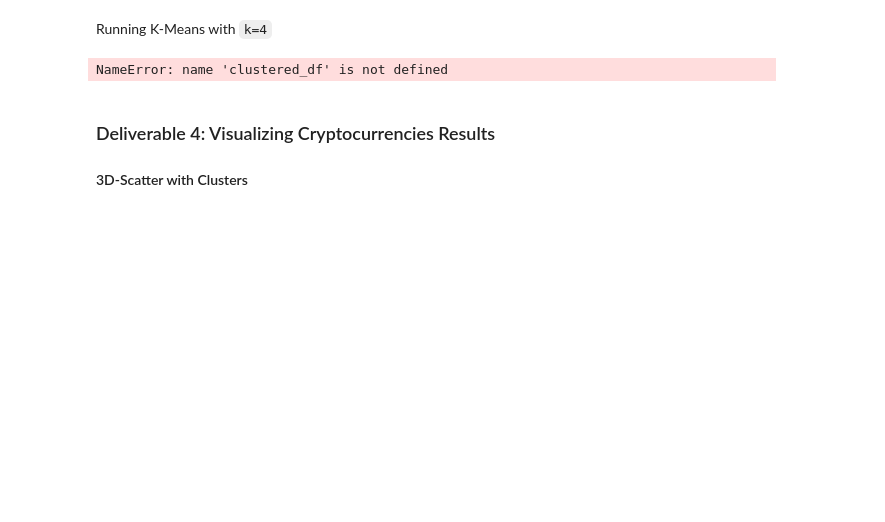
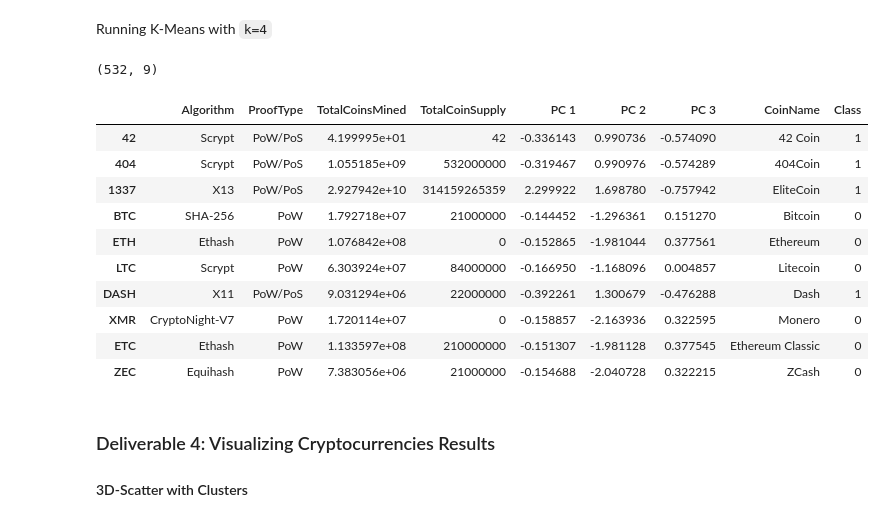
Before and after one commit to peterdyke/cryptocurrencies, a Jupyter notebook: crypto_clustering.ipynb, the cells around one changed output. Drawn from its saved outputs; the diff is of its cells as text; code cells hidden in the pictures; blank space fills up the shorter version.

Commit message:
Updated README, added images for README, added code for KMeans Model

```diff
--- a/crypto_clustering.ipynb
+++ b/crypto_clustering.ipynb
@@ -157,0 +155,13 @@ pcs_df.head()
+# %%
+# Create an elbow curve to find the best value for K.
+# Calculate inertia values
+inertia= []
+k= list(range(1,15))
+for i in k:
+    km= KMeans(n_clusters=i, random_state=42)
+    km.fit(pcs_df)
+    inertia.append(km.inertia_)
+# Create Elbow Curve
+elbow_data= {'k': k, 'inertia': inertia}
+df_elbow= pd.DataFrame(elbow_data)
+df_elbow.hvplot.line(x='k', y='inertia', xticks=k, title="Elbow Curve")
@@ -159,29 +171,40 @@ pcs_df.head()
 Running K-Means with `k=4`
 # %%
 # Initialize the K-Means model.
-# YOUR CODE HERE
+model = KMeans(n_clusters=4, random_state=42)
 
 # Fit the model
-# YOUR CODE HERE
+model.fit(pcs_df)
 
 # Predict clusters
-# YOUR CODE HERE
+predictions = model.predict(pcs_df)
 # %%
 # Create a new DataFrame including predicted clusters and cryptocurrencies features.
 # Concatentate the crypto_df and pcs_df DataFrames on the same columns.
-# YOUR CODE HERE
+clustered_df = crypto_df.join(pcs_df, how= "inner")
 
 #  Add a new column, "CoinName" to the clustered_df DataFrame that holds the names of the cryptocurrencies.
-# YOUR CODE HERE
+clustered_df = clustered_df.join(crypto_name_df, how= "inner")
 
 #  Add a new column, "Class" to the clustered_df DataFrame that holds the predictions.
-# YOUR CODE HERE
+clustered_df['Class']= model.labels_
 
 # Print the shape of the clustered_df
 print(clustered_df.shape)
 clustered_df.head(10)
 # %% [output]
-NameError: name 'clustered_df' is not defined
+(532, 9)
+|  | Algorithm | ProofType | TotalCoinsMined | TotalCoinSupply | PC 1 | PC 2 | PC 3 | CoinName | Class |
+| 42 | Scrypt | PoW/PoS | 4.199995e+01 | 42 | -0.336143 | 0.990736 | -0.574090 | 42 Coin | 1 |
+| 404 | Scrypt | PoW/PoS | 1.055185e+09 | 532000000 | -0.319467 | 0.990976 | -0.574289 | 404Coin | 1 |
+| 1337 | X13 | PoW/PoS | 2.927942e+10 | 314159265359 | 2.299922 | 1.698780 | -0.757942 | EliteCoin | 1 |
+| BTC | SHA-256 | PoW | 1.792718e+07 | 21000000 | -0.144452 | -1.296361 | 0.151270 | Bitcoin | 0 |
+| ETH | Ethash | PoW | 1.076842e+08 | 0 | -0.152865 | -1.981044 | 0.377561 | Ethereum | 0 |
+| LTC | Scrypt | PoW | 6.303924e+07 | 84000000 | -0.166950 | -1.168096 | 0.004857 | Litecoin | 0 |
+| DASH | X11 | PoW/PoS | 9.031294e+06 | 22000000 | -0.392261 | 1.300679 | -0.476288 | Dash | 1 |
+| XMR | CryptoNight-V7 | PoW | 1.720114e+07 | 0 | -0.158857 | -2.163936 | 0.322595 | Monero | 0 |
+| ETC | Ethash | PoW | 1.133597e+08 | 210000000 | -0.151307 | -1.981128 | 0.377545 | Ethereum Classic | 0 |
+| ZEC | Equihash | PoW | 7.383056e+06 | 21000000 | -0.154688 | -2.040728 | 0.322215 | ZCash | 0 |
 # %% [markdown]
 ### Deliverable 4: Visualizing Cryptocurrencies Results
 
```
Also changed, not shown: parts of 2 cells of this notebook, 4 other files.
